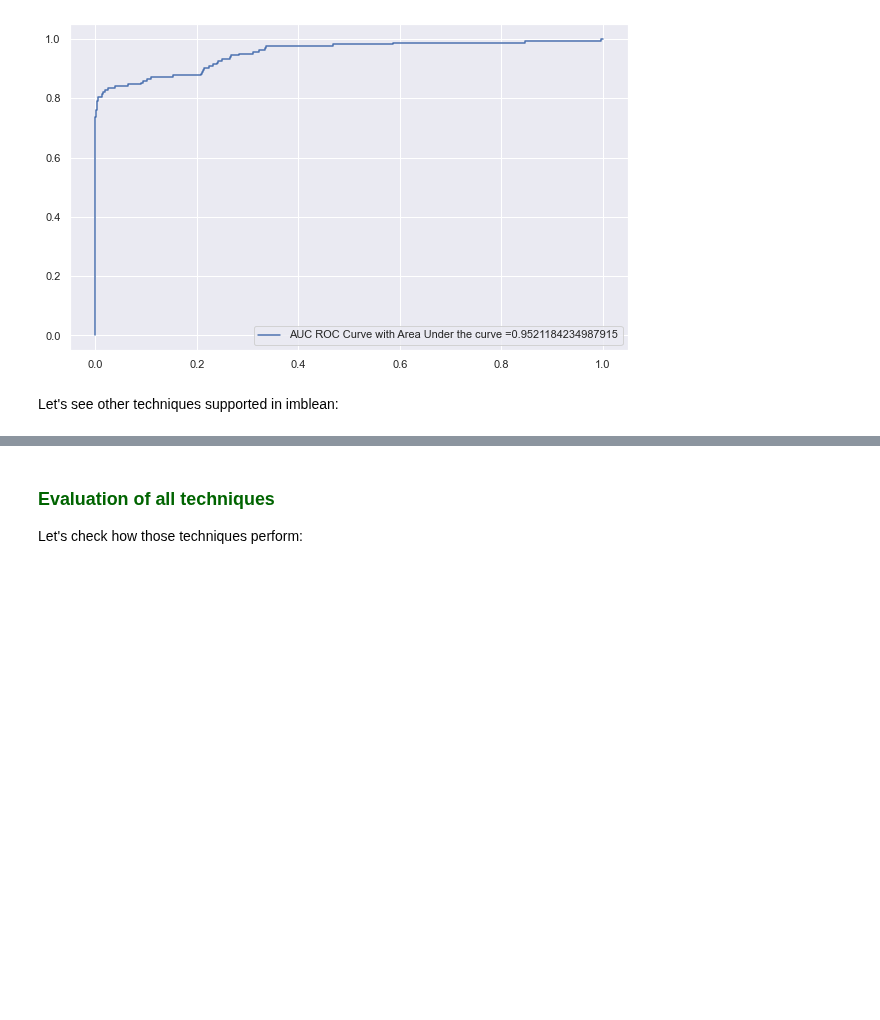
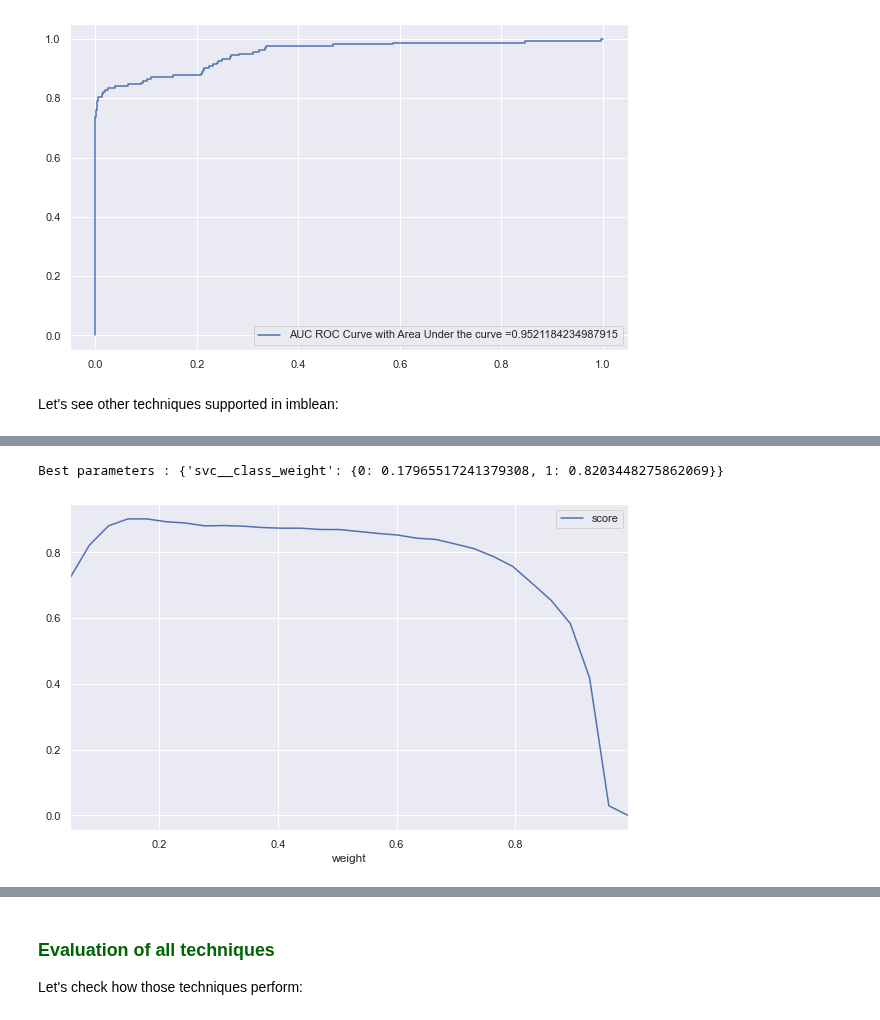
Before and after one commit to johnklee/ml_articles, a Jupyter notebook: others/imbalance_data_by_smote/use_smote_to_handle_imbalanced_data_car_eval.ipynb, the cells around one changed output, grey strips where cells are left out. Cells and saved outputs as stored; diff of their text form; code cells hidden in the pictures; blank space fills up the shorter version.

```diff
--- a/others/imbalance_data_by_smote/use_smote_to_handle_imbalanced_data_car_eval.ipynb
+++ b/others/imbalance_data_by_smote/use_smote_to_handle_imbalanced_data_car_eval.ipynb
@@ -616,0 +700,13 @@ from imblearn.over_sampling import RandomOverSampler, ADASYN, BorderlineSMOTE, S
+# %%
+cz_weights = np.linspace(0.05, 0.99, 30)
+
+# 'class_weight': [{0: x, 1: 1.0-x} for x in weights]
+gsc = GridSearchCV(
+    estimator=clf,
+    param_grid={
+        'svc__class_weight': [{0: x, 1: 1.0-x} for x in cz_weights]
+    },
+    scoring='f1',
+    cv=10
+)
+%time grid_result = gsc.fit(X_train, Y_train)
@@ -616,0 +715,9 @@ from imblearn.over_sampling import RandomOverSampler, ADASYN, BorderlineSMOTE, S
+# %%
+print("Best parameters : %s" % grid_result.best_params_)
+weight_f1_score_df = pd.DataFrame({ 'score': grid_result.cv_results_['mean_test_score'],
+                                    'weight': cz_weights })
+weight_f1_score_df.plot(x='weight')
+best_clz_weight = grid_result.best_params_['svc__class_weight']
+# %% [output]
+Best parameters : {'svc__class_weight': {0: 0.17965517241379308, 1: 0.8203448275862069}}
+[figure, added]
```
Also changed, not shown: parts of 45 cells of this notebook, 1 other file.
